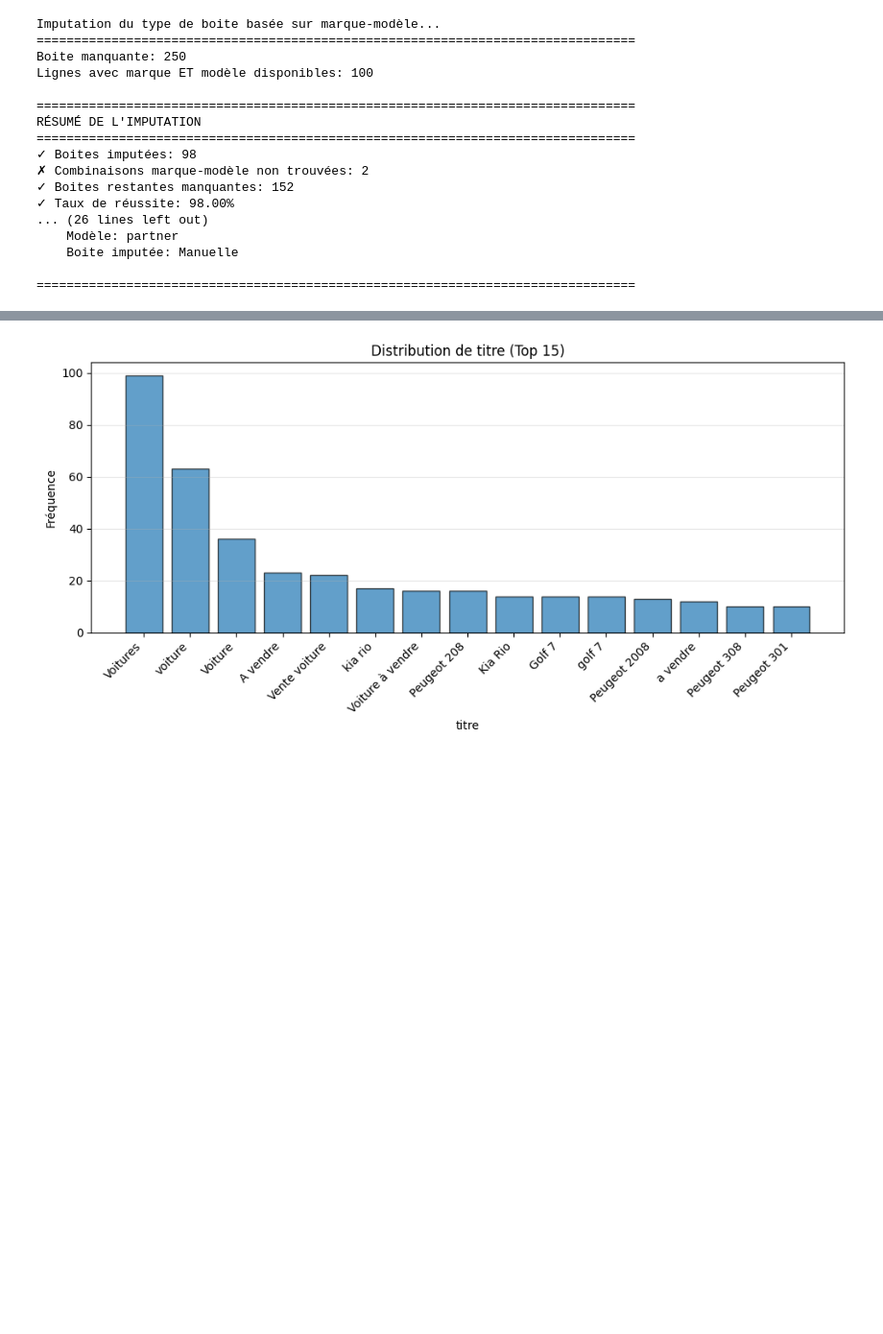
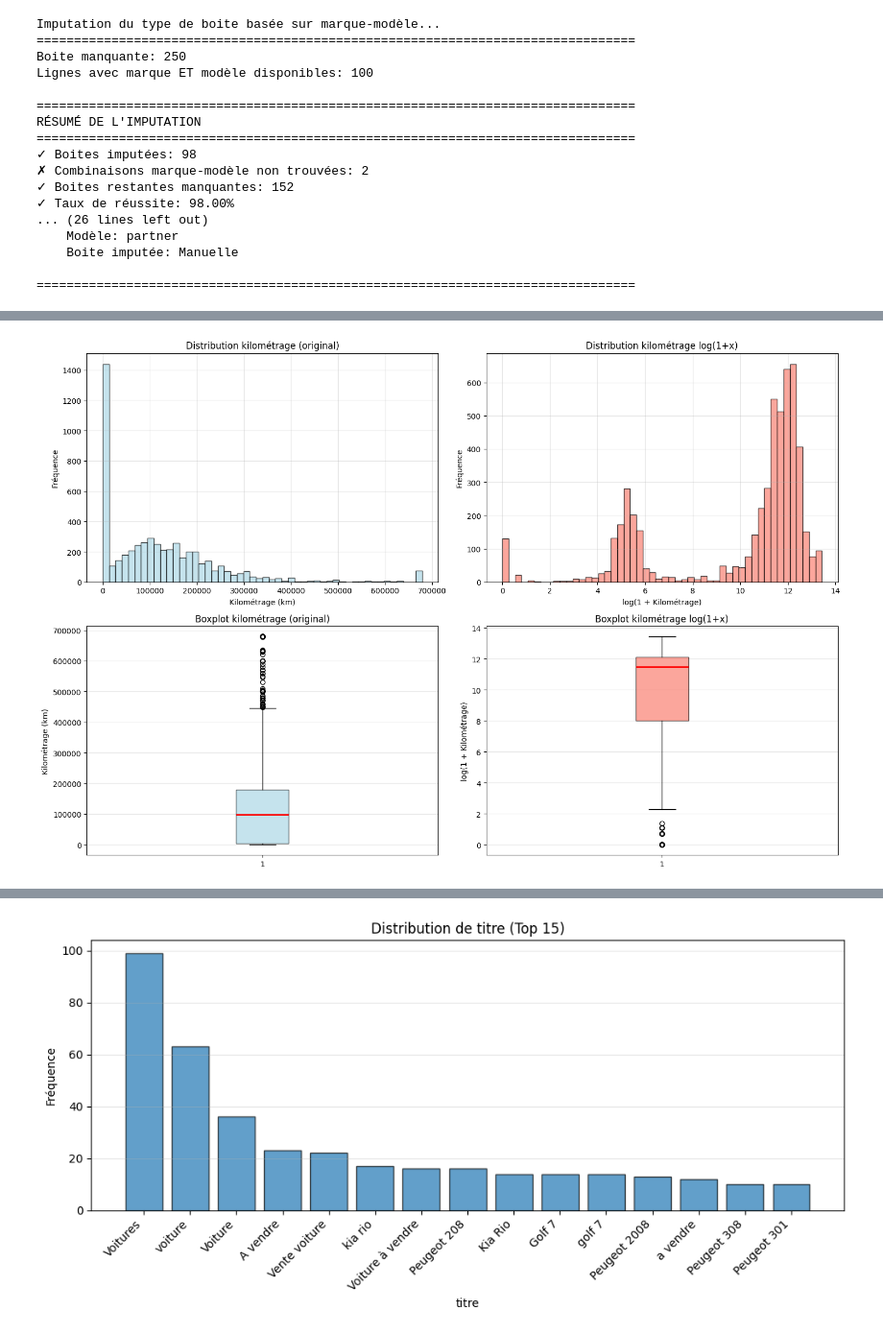
Before and after one commit to edamkhabou/Prediction_prix_voiture-, a Jupyter notebook: PreProcessing.ipynb, the cells around one changed output, grey strips where cells are left out. Shown at 96% size. Cells and saved outputs as stored; diff of their text form; code cells hidden in the pictures; blank space fills up the shorter version.

```diff
--- a/PreProcessing.ipynb
+++ b/PreProcessing.ipynb
@@ -1227,0 +1862,78 @@ RÉSUMÉ DE L'IMPUTATION
+# %%
+# Application de la transformation log(1+x) au kilométrage
+print("Application de la transformation log(1+x) au kilométrage...")
+print("="*80)
+
+# Statistiques AVANT transformation
+print("AVANT transformation:")
+print(f"{'-'*80}")
+if df_copy['kilometrage'].notna().sum() > 0:
+    km_before = df_copy['kilometrage'].dropna()
+    print(f"  Min: {km_before.min():,.0f} km")
+    print(f"  Max: {km_before.max():,.0f} km")
+    print(f"  Moyenne: {km_before.mean():,.0f} km")
+    print(f"  Médiane: {km_before.median():,.0f} km")
+    print(f"  Skewness: {km_before.skew():.3f}")
+    print(f"  Écart-type: {km_before.std():,.0f} km")
+
+# Créer une nouvelle colonne avec la transformation log
+df_copy['kilometrage_log'] = np.log1p(df_copy['kilometrage'])
+
+# Statistiques APRÈS transformation
+print(f"\n{'='*80}")
+print("APRÈS transformation log(1+x):")
+print(f"{'-'*80}")
+if df_copy['kilometrage_log'].notna().sum() > 0:
+    km_after = df_copy['kilometrage_log'].dropna()
+    print(f"  Min: {km_after.min():.3f}")
+    print(f"  Max: {km_after.max():.3f}")
+    print(f"  Moyenne: {km_after.mean():.3f}")
+    print(f"  Médiane: {km_after.median():.3f}")
+    print(f"  Skewness: {km_after.skew():.3f}")
+    print(f"  Écart-type: {km_after.std():.3f}")
+
+print(f"\n{'='*80}")
+print(f"✓ Nouvelle colonne 'kilometrage_log' créée!")
+print(f"✓ Valeurs transformées: {df_copy['kilometrage_log'].notna().sum()}")
+print(f"✓ Valeurs manquantes: {df_copy['kilometrage_log'].isna().sum()}")
+
+# Visualisation comparée
+fig, axes = plt.subplots(2, 2, figsize=(15, 10))
+
+# 1. Histogramme kilométrage original
+axes[0, 0].hist(df_copy['kilometrage'].dropna(), bins=50, edgecolor='black', alpha=0.7, color='lightblue')
+axes[0, 0].set_title('Distribution kilométrage (original)')
+axes[0, 0].set_xlabel('Kilométrage (km)')
+axes[0, 0].set_ylabel('Fréquence')
+axes[0, 0].grid(True, alpha=0.3)
+
+# 2. Histogramme kilométrage transformé
+axes[0, 1].hist(df_copy['kilometrage_log'].dropna(), bins=50, edgecolor='black', alpha=0.7, color='salmon')
+axes[0, 1].set_title('Distribution kilométrage log(1+x)')
+axes[0, 1].set_xlabel('log(1 + Kilométrage)')
+axes[0, 1].set_ylabel('Fréquence')
+axes[0, 1].grid(True, alpha=0.3)
+
+# 3. Boxplot kilométrage original
+axes[1, 0].boxplot(df_copy['kilometrage'].dropna(), vert=True, patch_artist=True,
+                    boxprops=dict(facecolor='lightblue', alpha=0.7),
+                    medianprops=dict(color='red', linewidth=2))
+axes[1, 0].set_title('Boxplot kilométrage (original)')
+axes[1, 0].set_ylabel('Kilométrage (km)')
+axes[1, 0].grid(True, alpha=0.3, axis='y')
+
+# 4. Boxplot kilométrage transformé
+axes[1, 1].boxplot(df_copy['kilometrage_log'].dropna(), vert=True, patch_artist=True,
+                    boxprops=dict(facecolor='salmon', alpha=0.7),
+                    medianprops=dict(color='red', linewidth=2))
+axes[1, 1].set_title('Boxplot kilométrage log(1+x)')
+axes[1, 1].set_ylabel('log(1 + Kilométrage)')
+axes[1, 1].grid(True, alpha=0.3, axis='y')
+
+plt.tight_layout()
+plt.show()
+
+print(f"\n{'='*80}")
+print("✓ Transformation terminée!")
+print("✓ La nouvelle colonne 'kilometrage_log' est prête pour la modélisation")
+# %% [output]
@@ -1227,0 +1957 @@ RÉSUMÉ DE L'IMPUTATION
+[figure, added]
```
Also changed, not shown: parts of 23 cells of this notebook, 2 other files.
